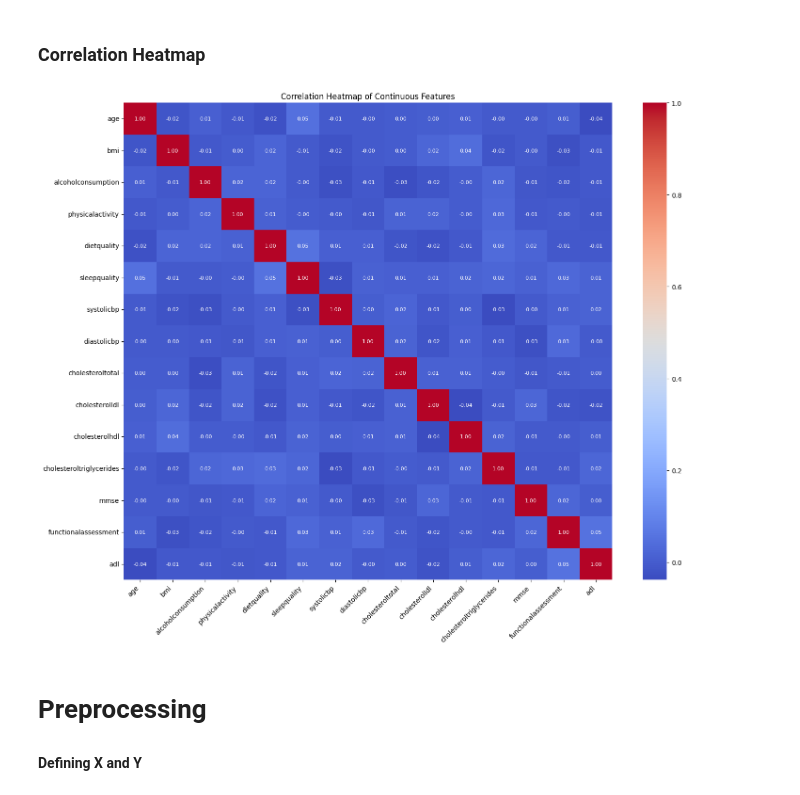
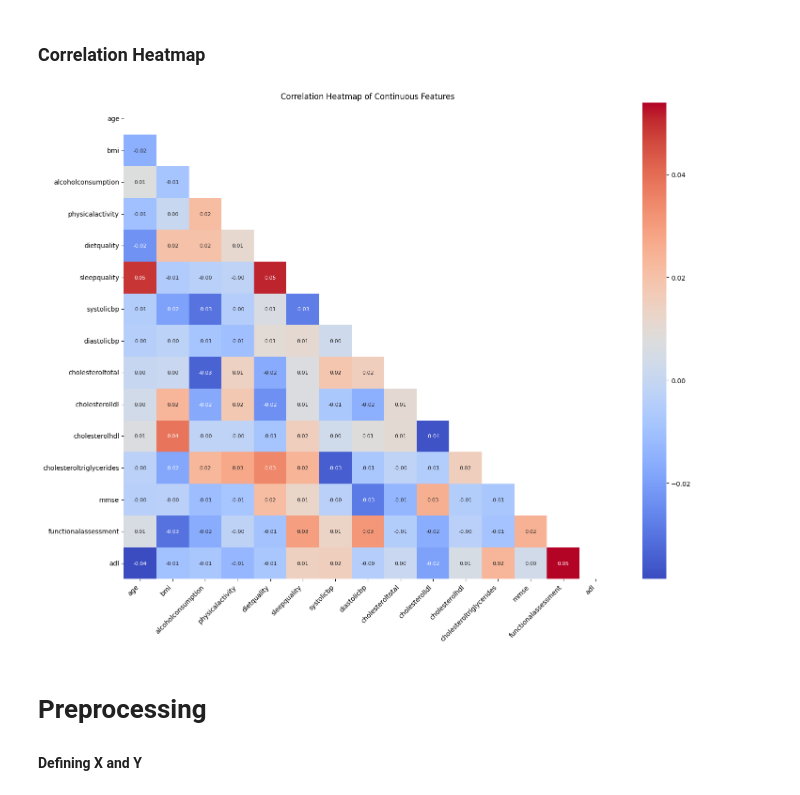
Before and after one commit to Jelles/AML-Assignment-2, a Jupyter notebook: main.ipynb, the cells around one changed output. Saved outputs shown, nothing was run; the diff lists cells and outputs as text; code cells hidden in the pictures.

Commit message:
better corr matrix

```diff
--- a/main.ipynb
+++ b/main.ipynb
@@ -310,16 +310,17 @@ plt.show()
 # %%
 plt.figure(figsize=(15, 12))
 corr_matrix = data[continuous_features].corr()
+mask = np.triu(np.ones_like(corr_matrix, dtype=bool))
 
-sns.heatmap(corr_matrix, annot=True, fmt='.2f', cmap='coolwarm', annot_kws={"size": 8})
+sns.heatmap(corr_matrix, annot=True, fmt='.2f', cmap='coolwarm', annot_kws={"size": 8}, mask=mask)
 plt.title('Correlation Heatmap of Continuous Features')
 plt.xticks(rotation=45, ha='right')
 plt.yticks(rotation=0)
 plt.tight_layout()
 plt.savefig('plots\EDA_correlation_heatmap.png')
 plt.show()
 # %% [output]
-[figure, old version]
+[figure, new version]
 # %% [markdown]
 # Preprocessing
 #### Defining X and Y
```
Also changed, not shown: 1 other file.
